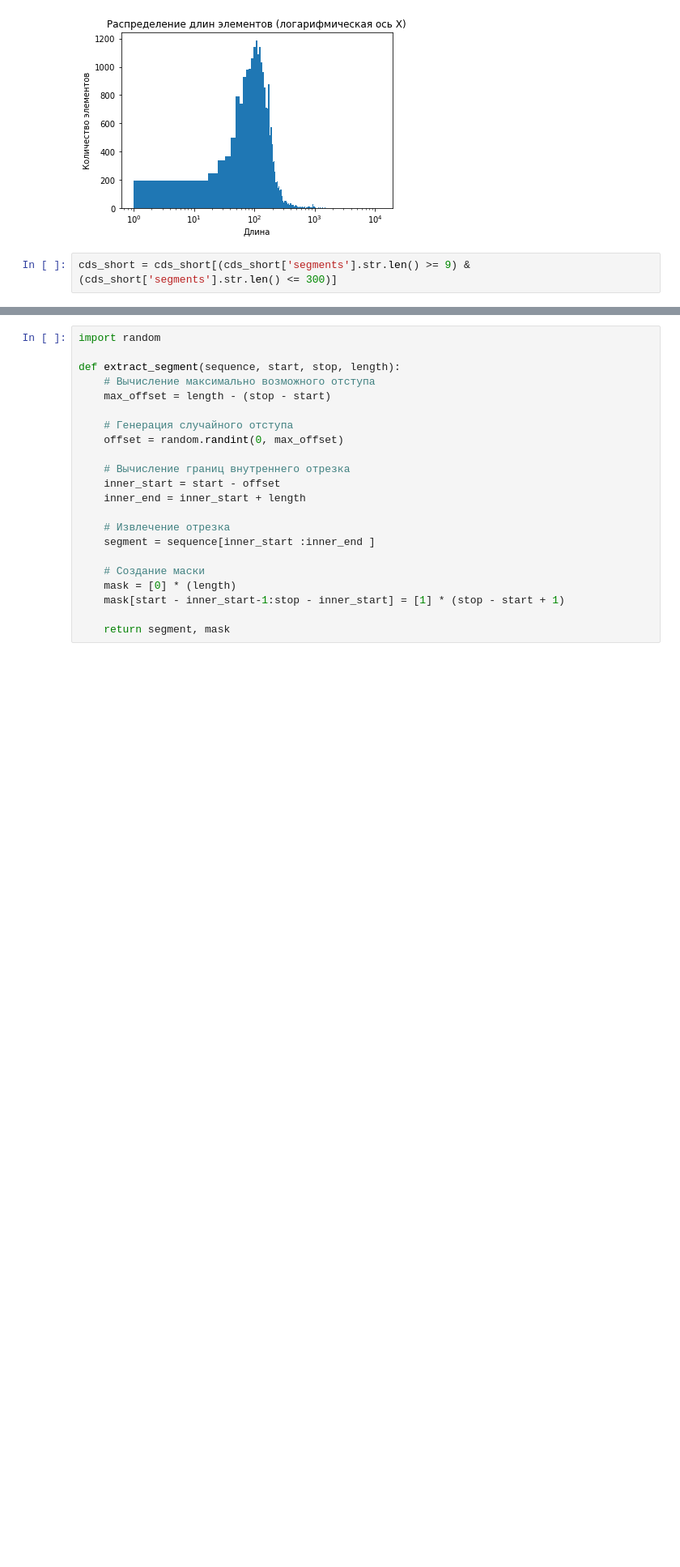
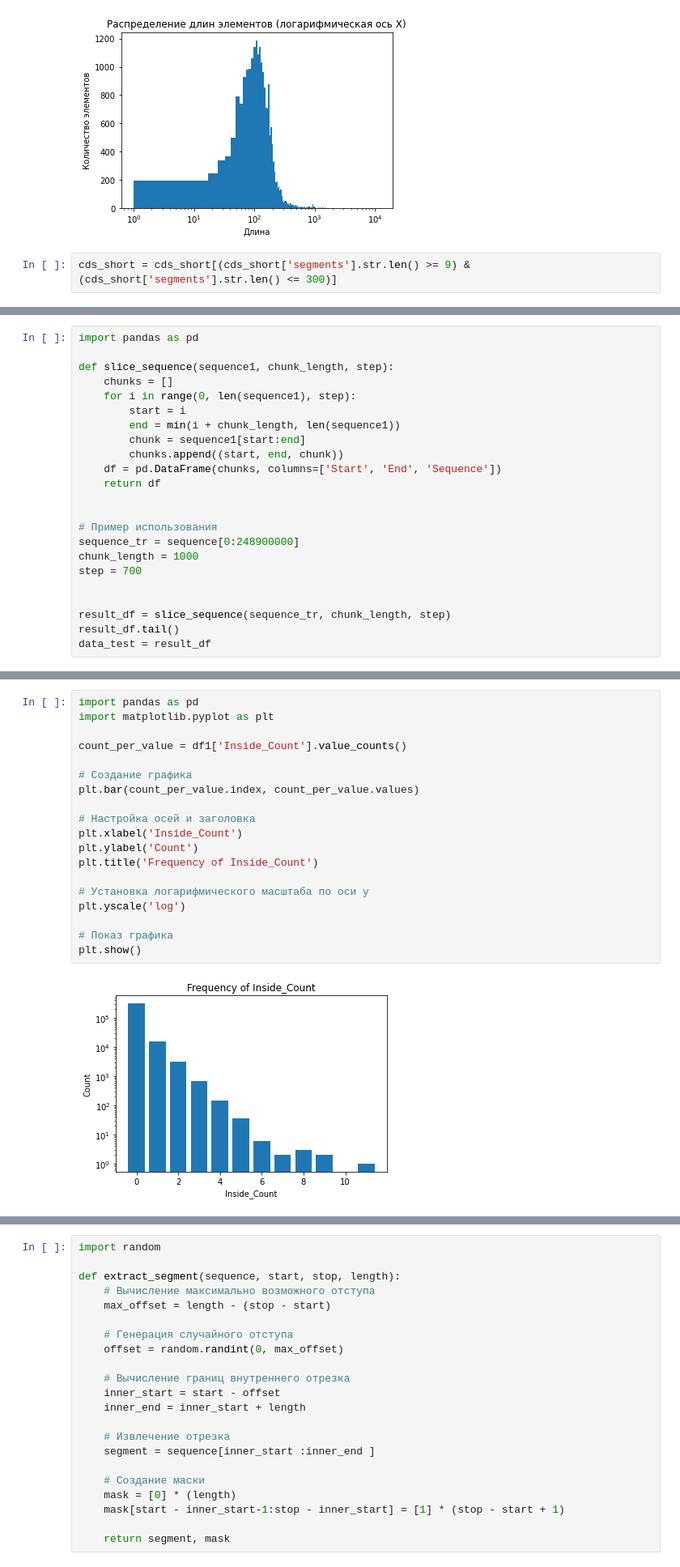
Before and after one commit to polilya/dna-cds-unet-segmentation, a Jupyter notebook: notebooks/01_data_preparation.ipynb, the cells around one changed output, grey strips where cells are left out. Shown at 81% size. Saved outputs shown, nothing was run; the diff lists cells and outputs as text; blank space fills up the shorter version.

```diff
--- a/notebooks/01_data_preparation.ipynb
+++ b/notebooks/01_data_preparation.ipynb
@@ -497,0 +388,23 @@ def create_mask(sequence, start, stop):
+# %%
+import pandas as pd
+
+def slice_sequence(sequence1, chunk_length, step):
+    chunks = []
+    for i in range(0, len(sequence1), step):
+        start = i
+        end = min(i + chunk_length, len(sequence1))
+        chunk = sequence1[start:end]
+        chunks.append((start, end, chunk))
+    df = pd.DataFrame(chunks, columns=['Start', 'End', 'Sequence'])
+    return df
+
+
+# Пример использования
+sequence_tr = sequence[0:248900000]
+chunk_length = 1000
+step = 700
+
+
+result_df = slice_sequence(sequence_tr, chunk_length, step)
+result_df.tail()
+data_test = result_df
@@ -497,0 +547,21 @@ def create_mask(sequence, start, stop):
+# %%
+import pandas as pd
+import matplotlib.pyplot as plt
+
+count_per_value = df1['Inside_Count'].value_counts()
+
+# Создание графика
+plt.bar(count_per_value.index, count_per_value.values)
+
+# Настройка осей и заголовка
+plt.xlabel('Inside_Count')
+plt.ylabel('Count')
+plt.title('Frequency of Inside_Count')
+
+# Установка логарифмического масштаба по оси y
+plt.yscale('log')
+
+# Показ графика
+plt.show()
+# %% [output]
+[figure, added]
```
Also changed, not shown: parts of 59 cells of this notebook, 1 other file.
